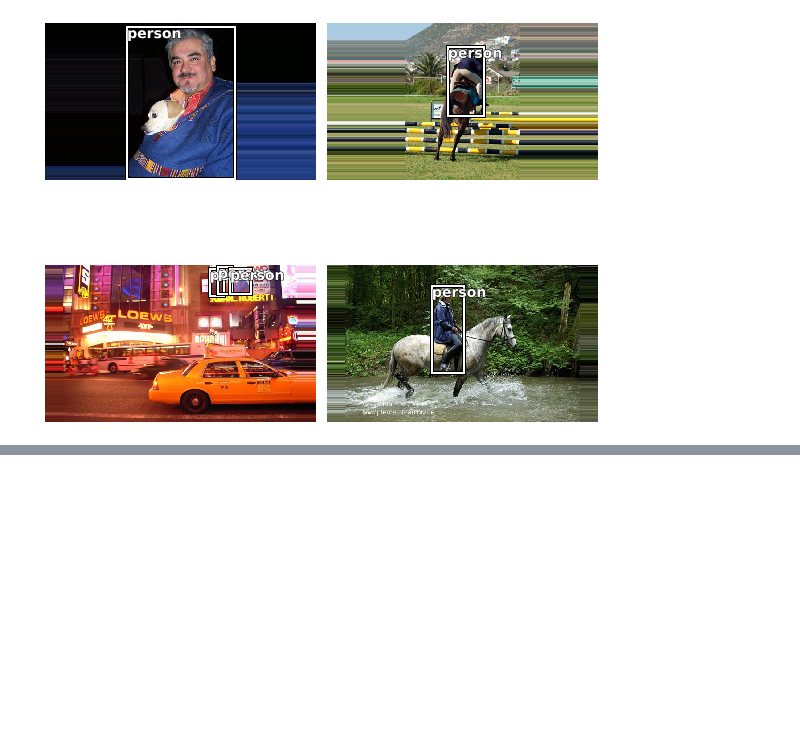
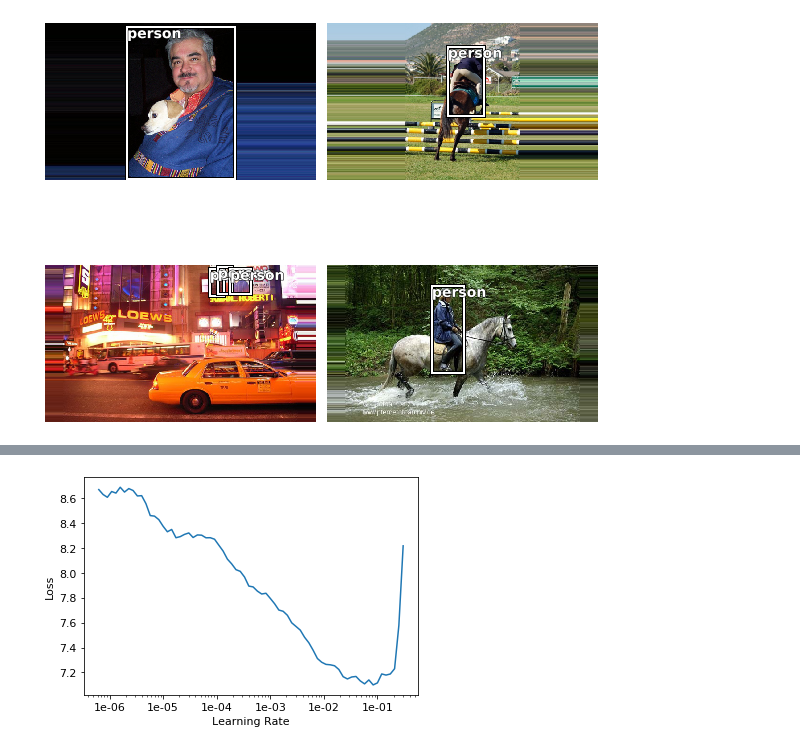
Before and after one commit to Mersive-Technologies/yolov3, a Jupyter notebook: fastai.ipynb, the cells around one changed output, grey strips where cells are left out. Drawn from its saved outputs; the diff is of its cells as text; code cells hidden in the pictures; blank space fills up the shorter version.

```diff
--- a/fastai.ipynb
+++ b/fastai.ipynb
@@ -113,7 +113,7 @@ data.show_batch(rows=2, ds_type=DatasetType.Valid, figsize=(8,8))
 [figure]
 # %%
 # Load the model
-device = 'cpu' # 'cuda:0'
+device = 'cuda:0'
 arc = 'default'
 cfg = 'cfg/yolov3-tiny-anchors.cfg'
 device = torch_utils.select_device(device, apex=False, batch_size=64)
@@ -137,7 +137,7 @@ def loss_func(predicted, boxes, classes):
         for detect_idx in range(max_detections):
             clazz = classes[img_idx, detect_idx]
             if clazz == 0: continue
-            l, t, r, b = boxes[img_idx, detect_idx]
+            l, t, r, b = boxes[img_idx, detect_idx] * 0.5 + 0.5
             w = r - l
             h = b - t
             targets.append([img_idx, float(clazz-1), float(l), float(t), float(w), float(h)])
@@ -148,6 +148,3 @@ def loss_func(predicted, boxes, classes):
 # %%
 # Finally we have everything we need to make a learner
 learner = Learner(data, model, loss_func=loss_func)
-# %%
-# Train the learner for 1 epoch
-learner.fit(1)
@@ -157,0 +156,4 @@ learner.fit(1)
+# %%
+learner.recorder.plot()
+# %% [output]
+[figure, added]
```
Also changed, not shown: parts of 5 cells of this notebook, 2 other files.
